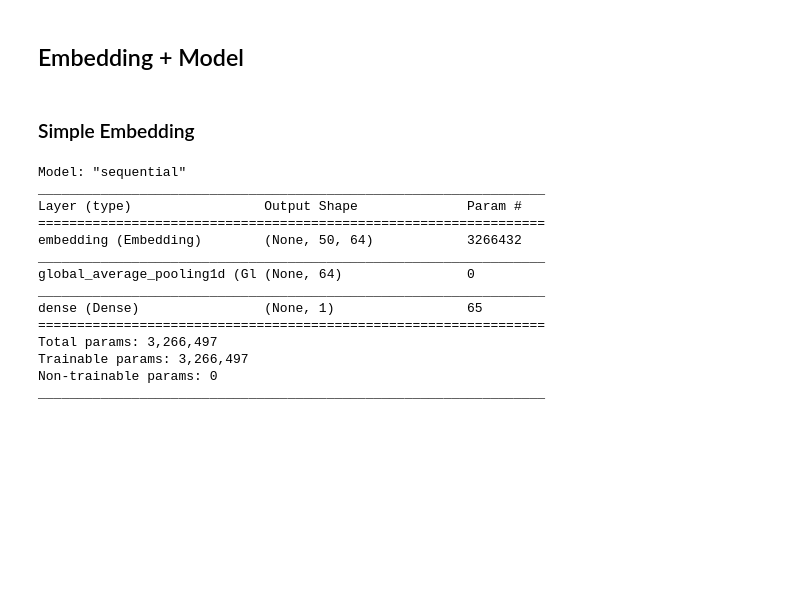
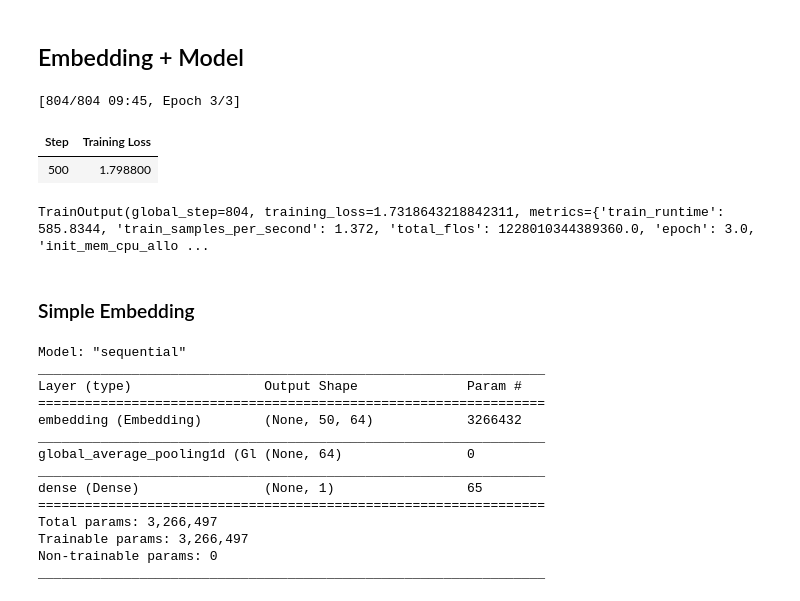
Before and after one commit to huhji-elha/NLP-Basic, a Jupyter notebook: CommonLit_NLP_Guide.ipynb, the cells around one changed output. Drawn from its saved outputs; the diff is of its cells as text; code cells hidden in the pictures; blank space fills up the shorter version.

Commit message:
add roberta transformer

```diff
--- a/CommonLit_NLP_Guide.ipynb
+++ b/CommonLit_NLP_Guide.ipynb
@@ -1167,3 +1220,43 @@ pd.DataFrame.from_dict(time_dict, orient='index', columns=modelnames)
+# %%
+model_name = 'roberta-base'
+model = AutoModelForMaskedLM.from_pretrained(model_name)
+tokenizer = AutoTokenizer.from_pretrained(model_name)
+# %%
+dataset = LineByLineTextDataset(
+    tokenizer=tokenizer,
+    file_path=os.path.join(data_path,'text.txt'), #mention text file here
+    block_size=128,
+)
+
+data_collator = DataCollatorForLanguageModeling(
+    tokenizer=tokenizer, mlm=True, mlm_probability=0.15
+)
+
+training_args = TrainingArguments(
+    output_dir="./clrp_roberta_base_chk", #select model path
+    overwrite_output_dir=True,
+    num_train_epochs=3,
+    per_device_train_batch_size=16,
+    eval_steps=20,
+    metric_for_best_model = 'eval_loss',
+    greater_is_better=False,
+    load_best_model_at_end =True,
+    prediction_loss_only=True,
+    report_to = "none"
+)
+
+trainer = Trainer(
+    model=model,
+    args=training_args,
+    data_collator=data_collator,
+    train_dataset=dataset)
+# %%
+trainer.train()
+# %% [output]
+[804/804 09:45, Epoch 3/3]
+| Step | Training Loss |
+| 500 | 1.798800 |
+TrainOutput(global_step=804, training_loss=1.7318643218842311, metrics={'train_runtime': 585.8344, 'train_samples_per_second': 1.372, 'total_flos': 1228010344389360.0, 'epoch': 3.0, 'init_mem_cpu_allo ...
 # %% [markdown]
 ### Simple Embedding
 # %%
```
Also changed, not shown: parts of 31 cells of this notebook.
